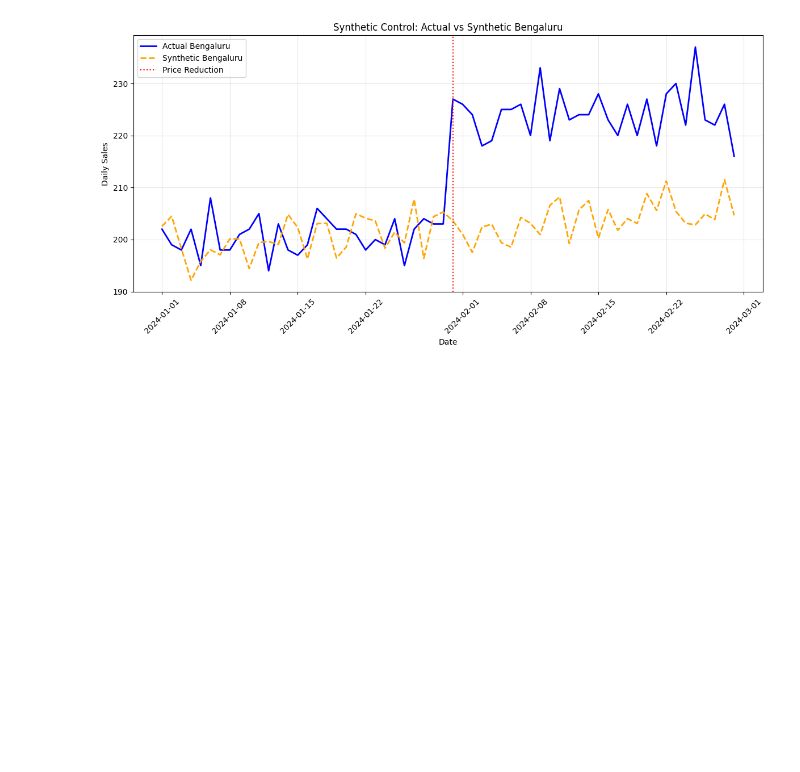
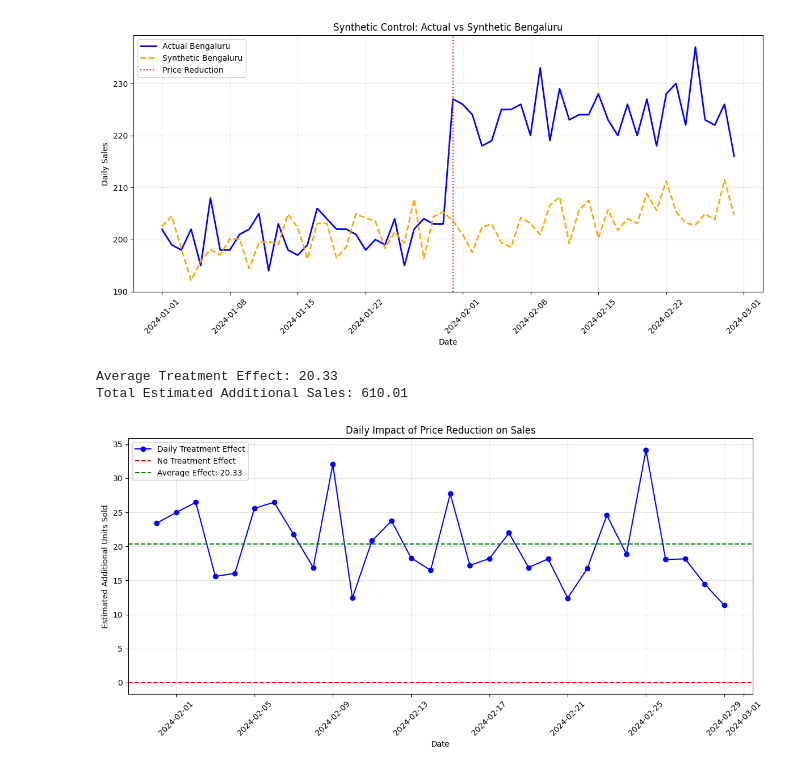
Before and after one commit to ShrinidhiUshetty/algorithmic-pricing-analysis, a Jupyter notebook: notebooks/02_causal_inference.ipynb, the cells around one changed output. Drawn from its saved outputs; the diff is of its cells as text; code cells hidden in the pictures; blank space fills up the shorter version.

Commit message:
Add treatment effect, placebo tests and price elasticity analysis

```diff
--- a/notebooks/02_causal_inference.ipynb
+++ b/notebooks/02_causal_inference.ipynb
@@ -455,3 +455,58 @@ plt.tight_layout()
 plt.show()
 # %% [output]
 [figure]
+# %%
+post_comparison = comparison.loc[
+    comparison.index >= "2024-01-31"
+].copy()
+
+post_comparison["TreatmentEffect"] = (
+    post_comparison["Bengaluru"]
+    - post_comparison["Synthetic_Bengaluru"]
+)
+
+average_effect = post_comparison["TreatmentEffect"].mean()
+
+print("Average Treatment Effect:", round(average_effect, 2))
+print("Total Estimated Additional Sales:",
+      round(post_comparison["TreatmentEffect"].sum(), 2))
+# %% [output]
+Average Treatment Effect: 20.33
+Total Estimated Additional Sales: 610.01
+# %%
+import matplotlib.pyplot as plt
+
+plt.figure(figsize=(12, 6))
+
+plt.plot(
+    post_comparison.index,
+    post_comparison["TreatmentEffect"],
+    color="blue",
+    marker="o",
+    label="Daily Treatment Effect"
+)
+
+plt.axhline(
+    y=0,
+    color="red",
+    linestyle="--",
+    label="No Treatment Effect"
+)
+
+plt.axhline(
+    y=average_effect,
+    color="green",
+    linestyle="--",
+    label=f"Average Effect: {average_effect:.2f}"
+)
+
+plt.title("Daily Impact of Price Reduction on Sales")
+plt.xlabel("Date")
+plt.ylabel("Estimated Additional Units Sold")
+plt.legend()
+plt.grid(alpha=0.3)
+plt.xticks(rotation=45)
+plt.tight_layout()
+plt.show()
+# %% [output]
+[figure, added]
```
Also changed, not shown: parts of 8 cells of this notebook.
